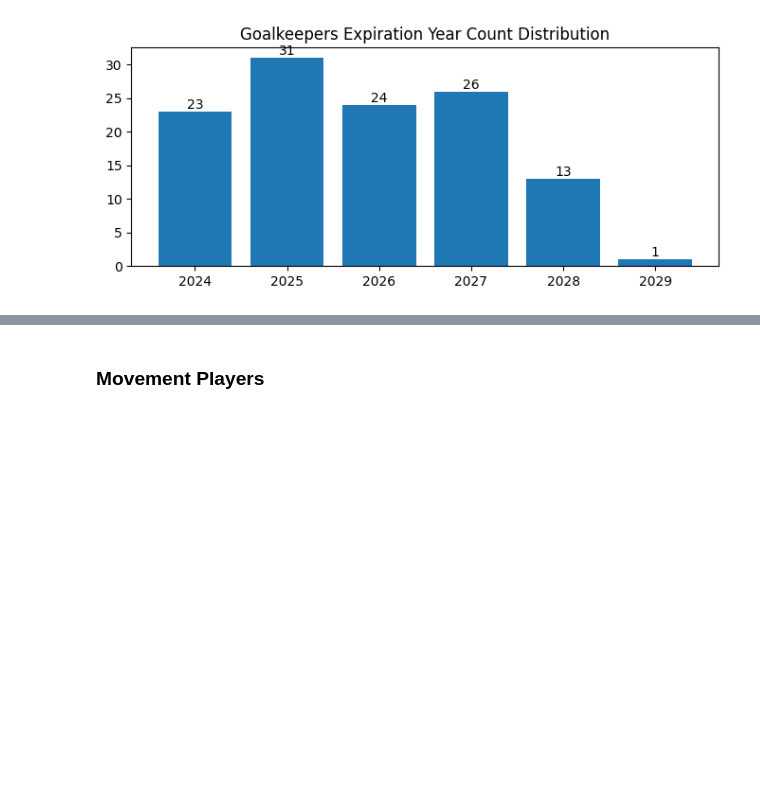
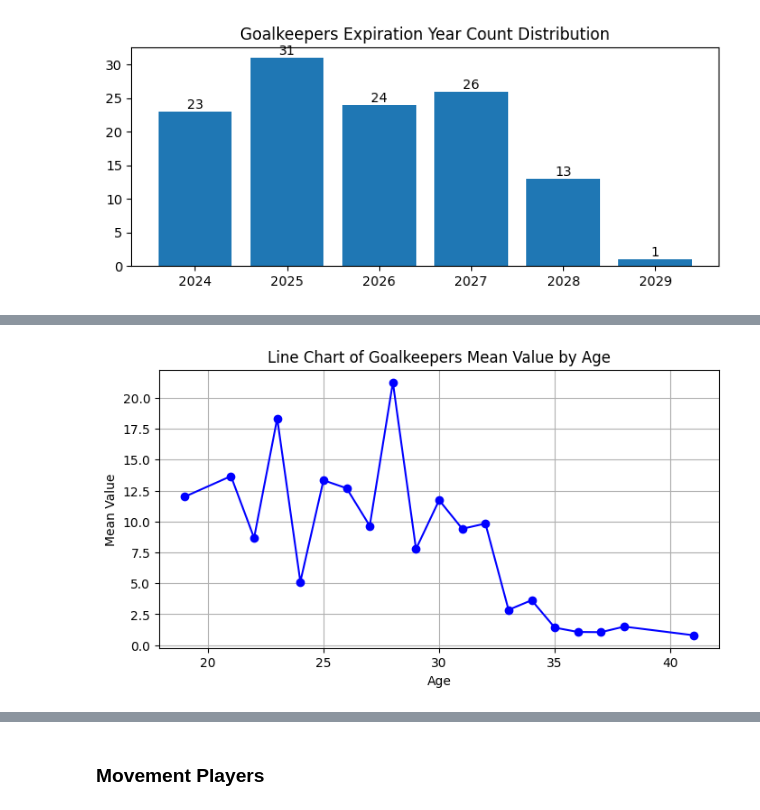
Before and after one commit to federicopaschetta/FootballPlayersAnalysis, a Jupyter notebook: analysis.ipynb, the cells around one changed output, grey strips where cells are left out. Drawn from its saved outputs; the diff is of its cells as text; code cells hidden in the pictures; blank space fills up the shorter version.

```diff
--- a/analysis.ipynb
+++ b/analysis.ipynb
@@ -72,0 +88,11 @@ plt.show()
+# %%
+grouped_age = gk_df.groupby('Age')
+mean_values = grouped_age['Value'].mean()
+plot = mean_values.plot(figsize=(8, 4), marker='o', linestyle='-', color='b')
+plt.xlabel('Age')
+plt.ylabel('Mean Value')
+plt.title('Line Chart of Goalkeepers Mean Value by Age')
+plt.grid(True)
+plt.show()
+# %% [output]
+[figure, added]
```
Also changed, not shown: parts of 31 cells of this notebook, 1 other file.
